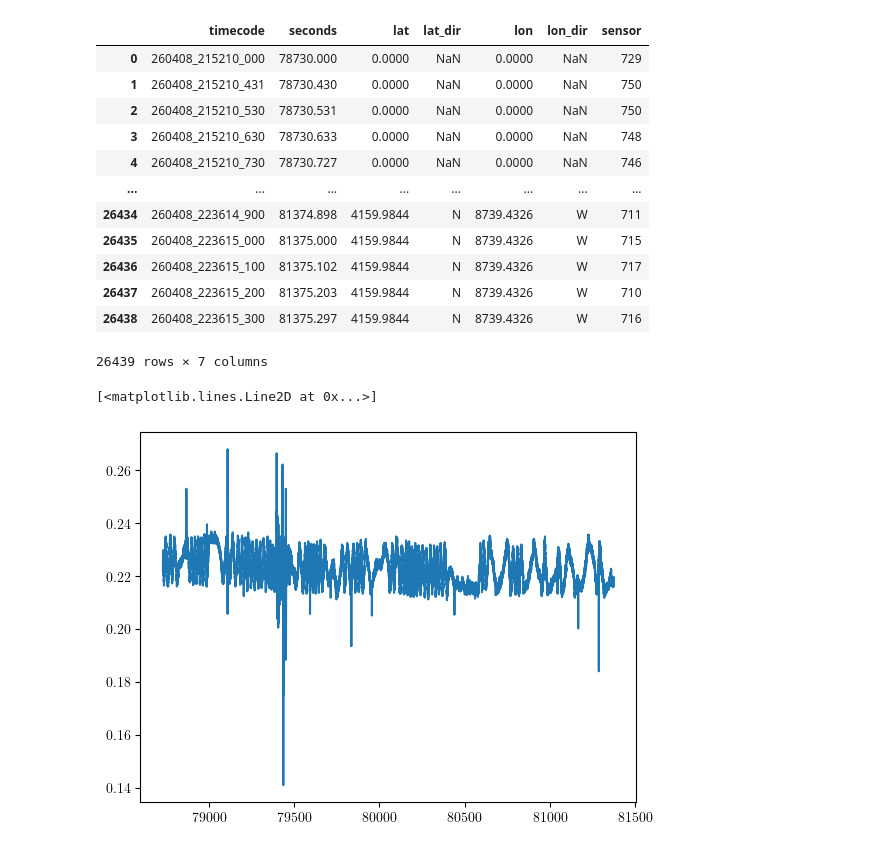
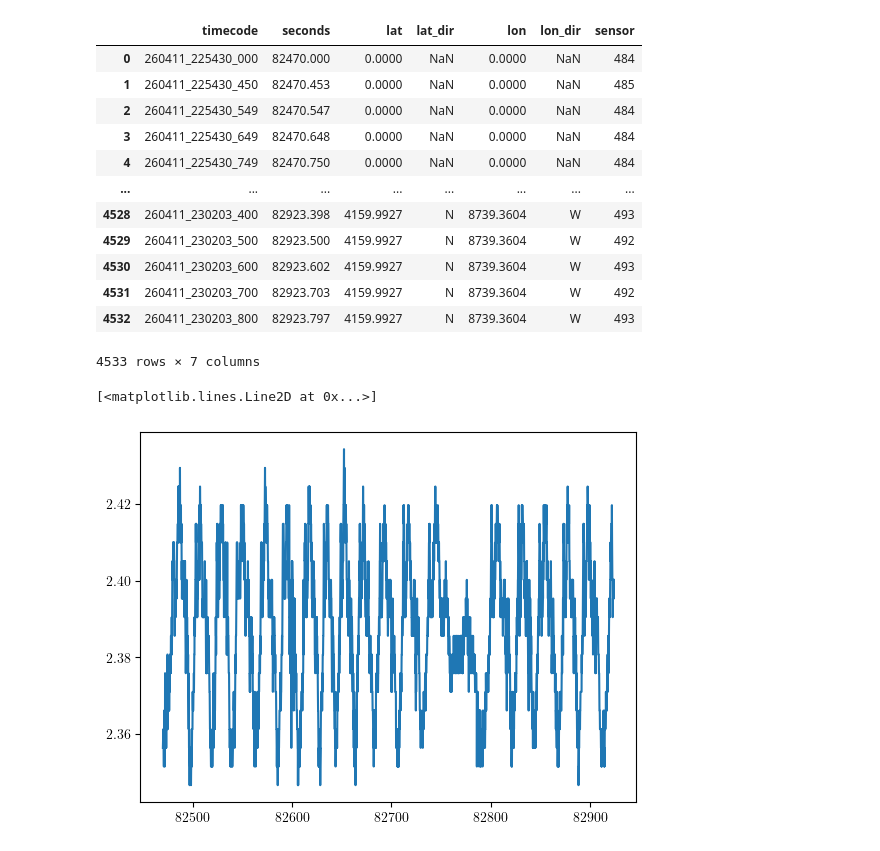
Before and after one commit to Bkorotko03/ALTrainSeismo, a Jupyter notebook: testsAndSuch/unoCharacterize.ipynb, the cells around one changed output. Drawn from its saved outputs; the diff is of its cells as text; code cells hidden in the pictures.

```diff
--- a/testsAndSuch/unoCharacterize.ipynb
+++ b/testsAndSuch/unoCharacterize.ipynb
@@ -4,27 +4,29 @@ from scipy.signal import welch
 import matplotlib.pyplot as plt
 import pandas as pd
 # %%
-unoDF = pd.read_csv('./output/noMagUNO.CSV')
+unoDF = pd.read_csv('./output/noMagUNO2.CSV')
 unoDF
 # %% [output]
 |  | timecode | seconds | lat | lat_dir | lon | lon_dir | sensor |
-| 0 | 260408_215210_000 | 78730.000 | 0.0000 | NaN | 0.0000 | NaN | 729 |
-| 1 | 260408_215210_431 | 78730.430 | 0.0000 | NaN | 0.0000 | NaN | 750 |
-| 2 | 260408_215210_530 | 78730.531 | 0.0000 | NaN | 0.0000 | NaN | 750 |
-| 3 | 260408_215210_630 | 78730.633 | 0.0000 | NaN | 0.0000 | NaN | 748 |
-| 4 | 260408_215210_730 | 78730.727 | 0.0000 | NaN | 0.0000 | NaN | 746 |
+| 0 | 260411_225430_000 | 82470.000 | 0.0000 | NaN | 0.0000 | NaN | 484 |
+| 1 | 260411_225430_450 | 82470.453 | 0.0000 | NaN | 0.0000 | NaN | 485 |
+| 2 | 260411_225430_549 | 82470.547 | 0.0000 | NaN | 0.0000 | NaN | 484 |
+| 3 | 260411_225430_649 | 82470.648 | 0.0000 | NaN | 0.0000 | NaN | 484 |
+| 4 | 260411_225430_749 | 82470.750 | 0.0000 | NaN | 0.0000 | NaN | 484 |
 | ... | ... | ... | ... | ... | ... | ... | ... |
-| 26434 | 260408_223614_900 | 81374.898 | 4159.9844 | N | 8739.4326 | W | 711 |
-| 26435 | 260408_223615_000 | 81375.000 | 4159.9844 | N | 8739.4326 | W | 715 |
-| 26436 | 260408_223615_100 | 81375.102 | 4159.9844 | N | 8739.4326 | W | 717 |
-| 26437 | 260408_223615_200 | 81375.203 | 4159.9844 | N | 8739.4326 | W | 710 |
-| 26438 | 260408_223615_300 | 81375.297 | 4159.9844 | N | 8739.4326 | W | 716 |
+| 4528 | 260411_230203_400 | 82923.398 | 4159.9927 | N | 8739.3604 | W | 493 |
+| 4529 | 260411_230203_500 | 82923.500 | 4159.9927 | N | 8739.3604 | W | 492 |
+| 4530 | 260411_230203_600 | 82923.602 | 4159.9927 | N | 8739.3604 | W | 493 |
+| 4531 | 260411_230203_700 | 82923.703 | 4159.9927 | N | 8739.3604 | W | 492 |
+| 4532 | 260411_230203_800 | 82923.797 | 4159.9927 | N | 8739.3604 | W | 493 |
-26439 rows × 7 columns
+4533 rows × 7 columns
 # %%
-unoSens = unoDF['sensor']
-unoSecs = unoDF['seconds']
+unoSens = unoDF['sensor'].to_numpy()
+unoSecs = unoDF['seconds'].to_numpy()
+# %%
+unoVolt = unoSens*5/1027 # this was at 10 bit depth so wrong conv value for 14 bit measurement coming soon...
 # %%
-plt.plot(unoSecs,unoSens*5/16383)
+plt.plot(unoSecs,unoVolt)
 # %% [output]
 [<matplotlib.lines.Line2D at 0x...>]
-[figure, old version]
+[figure, new version]
```
Also changed, not shown: parts of 3 cells of this notebook, 11 other files.
